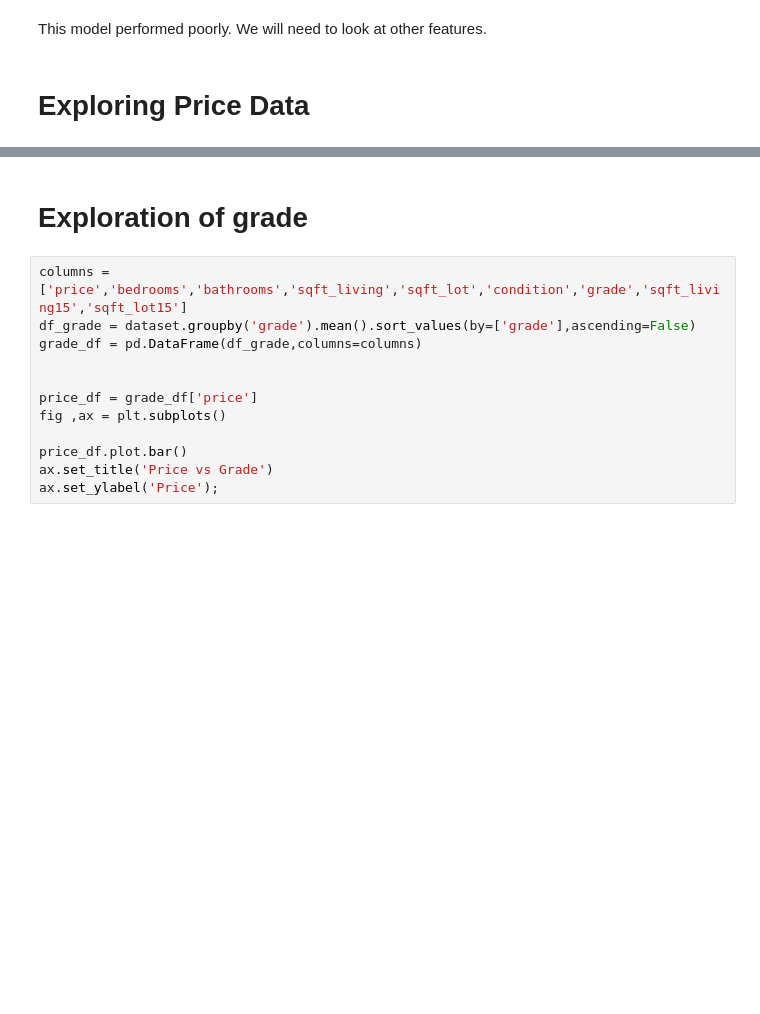
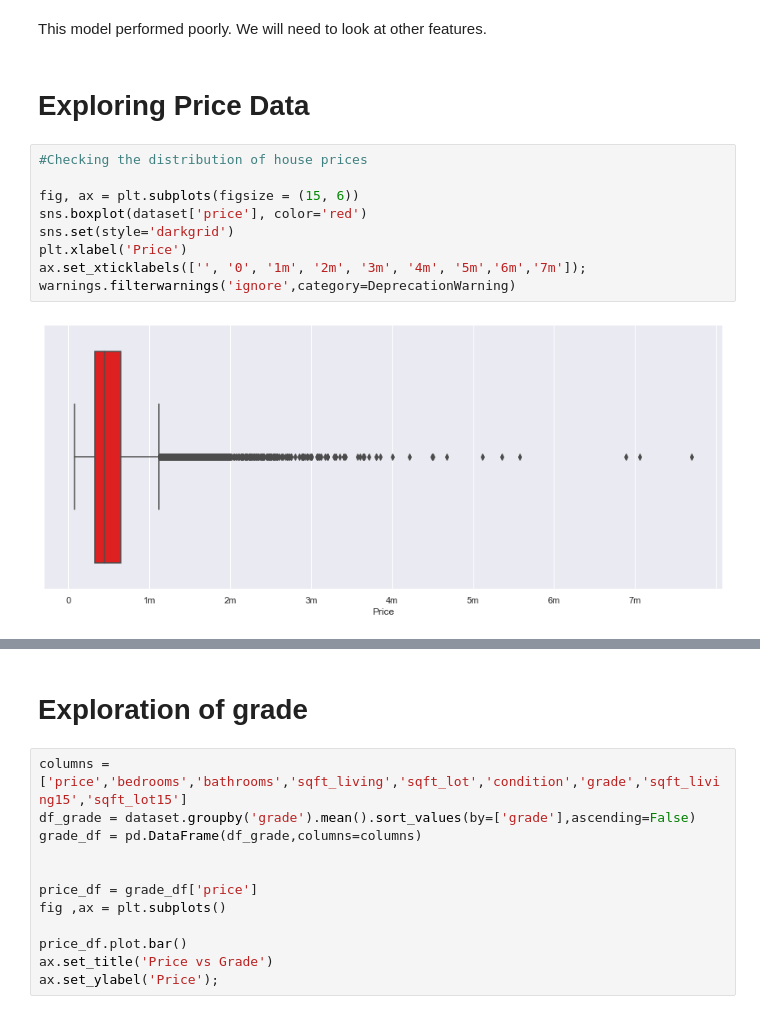
Before and after one commit to SethKauf/King_County_Avocoders_Group_3, a Jupyter notebook: Final Notebook.ipynb, the cells around one changed output, grey strips where cells are left out. Drawn from its saved outputs; the diff is of its cells as text; blank space fills up the shorter version.

```diff
--- a/Final Notebook.ipynb
+++ b/Final Notebook.ipynb
@@ -87,3 +87,14 @@ model.coef_,model.intercept_,model.score(X_train,Y_train),metrics.r2_score(Y_pre
 This model performed poorly. We will need to look at other features.
 # %% [markdown]
 # Exploring Price Data
+# %%
+#Checking the distribution of house prices
+
+fig, ax = plt.subplots(figsize = (15, 6))
+sns.boxplot(dataset['price'], color='red')
+sns.set(style='darkgrid')
+plt.xlabel('Price')
+ax.set_xticklabels(['', '0', '1m', '2m', '3m', '4m', '5m','6m','7m']);
+warnings.filterwarnings('ignore',category=DeprecationWarning)
+# %% [output]
+[figure, added]
```
Also changed, not shown: parts of 14 cells of this notebook, 5 other files.
